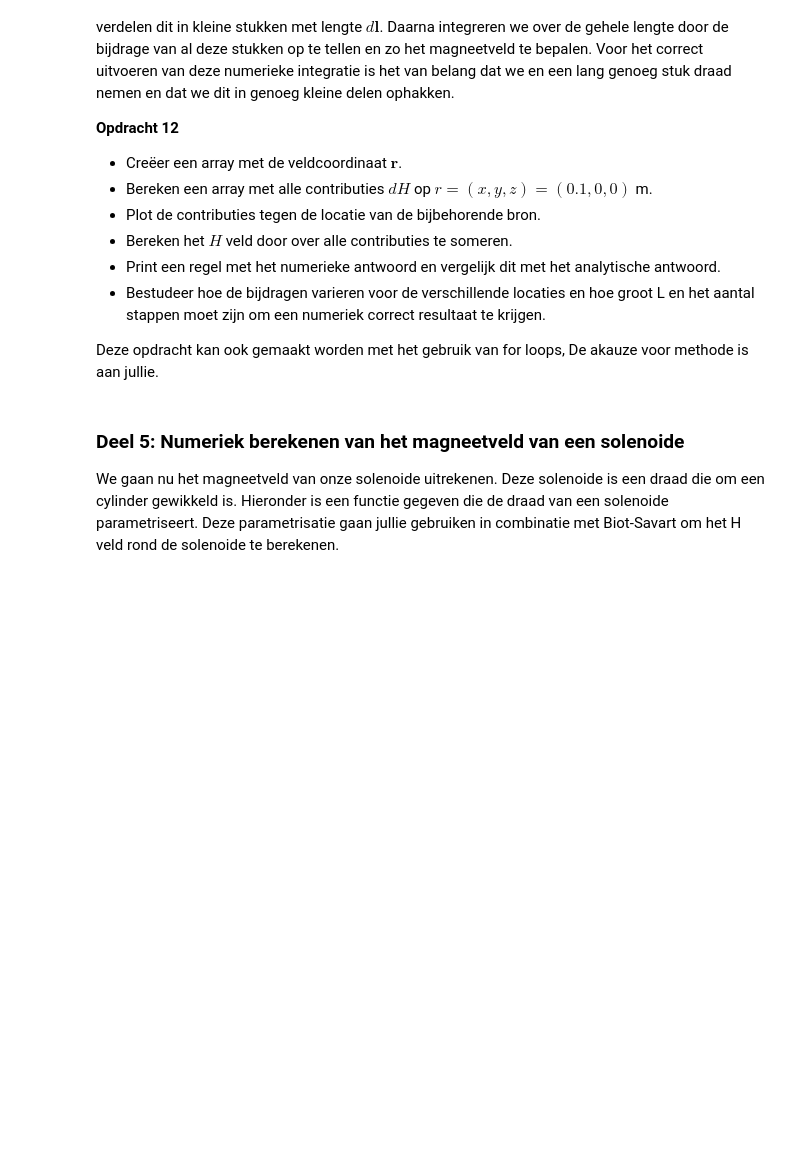
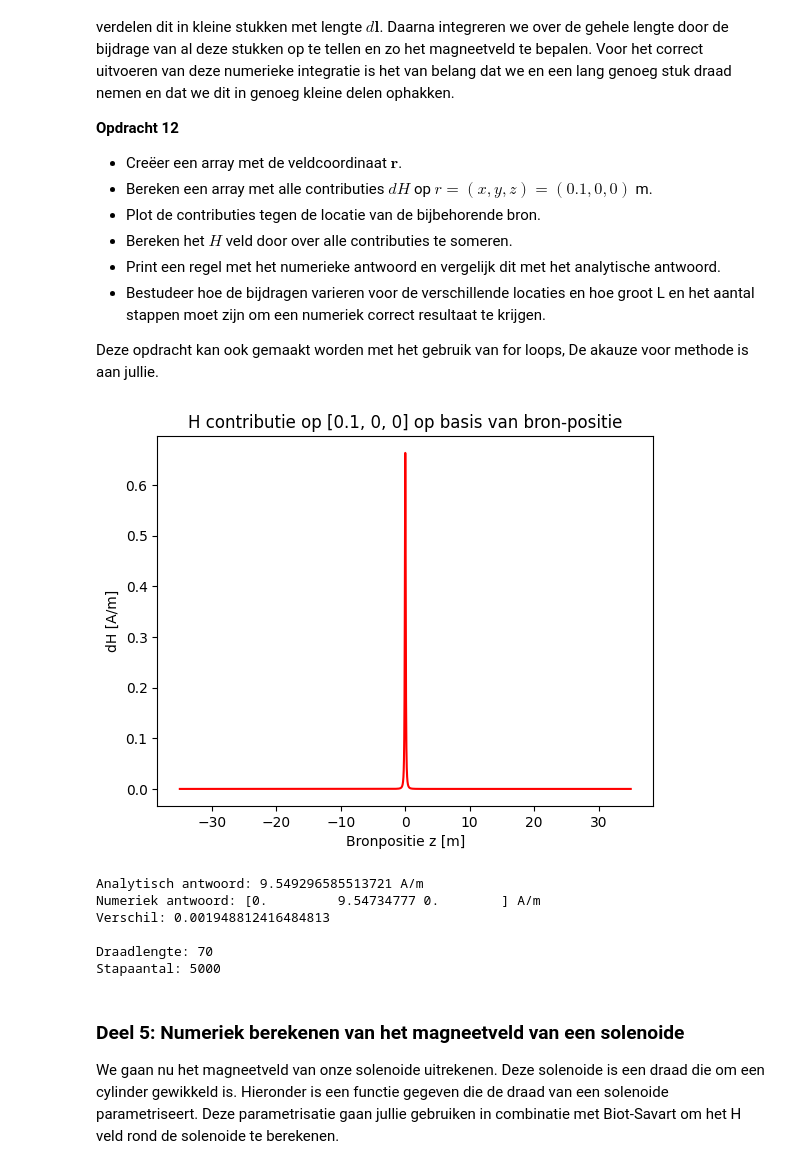
Before and after one commit to Damien025/DEF-Design-Damien, a Jupyter notebook: DigitaleOntwerpopdrachten/2KrachtactuatorOpdracht/KrachtactuatorOpdracht.ipynb, the cells around one changed output. Cells and saved outputs as stored; diff of their text form; code cells hidden in the pictures; blank space fills up the shorter version.

```diff
--- a/DigitaleOntwerpopdrachten/2KrachtactuatorOpdracht/KrachtactuatorOpdracht.ipynb
+++ b/DigitaleOntwerpopdrachten/2KrachtactuatorOpdracht/KrachtactuatorOpdracht.ipynb
@@ -346,21 +346,29 @@ De functie moet het magneetveld van een lijnelement $d\mathbf{l}$ berekenen. Geb
 
 Bereken met deze functie alle componenten van het magneetveld voor een veldpositie op $x=0.1$ m voor een stroombronelement in de oorsprong met een stroom van 6 A een lengte van $d\mathbf{l}$ gelijk aan $L/64$. Print het analytische en numerieke antwoord naar de command line en controleer dat het magneetveld gelijk is aan $\mathbf{H} =  0.00746 \hat{\mathbf{y}}$ A/m is.
 # %%
+
+L_draad = 0.1
 dl=np.array([0, 0, L_draad/64])
 r_field=np.array([0.1, 0, 0])
 r_source=np.array([0, 0, 0])
 I = 6
-L_draad = 0.1
 
 
-def field_current_element(r_field, r_source, dl):
+def field_current_element(r_field, r_source, dl, I):
     # r_field are coordinates at which we want to calculate the field
     # r_source are coordinates of the current source
     # dl is the vector of the length of the current element
     # Gebruik np.cross om het uitproduct te berekenen
+    r_delta = r_field-r_source
+    r = np.sqrt(r_delta[0]**2+r_delta[1]**2+r_delta[2]**2)
+    r_hat = r_delta/r   # Normalizeer de r
+
+    dH = (I/(4*np.pi)) * np.cross(dl,r_hat)/(r**2)
+
     return dH
+
 analytical_answer=(I/4/np.pi)*(L_draad/64)/np.sum((r_field-r_source)**2) # een veld elementje.
 print('The analytical answer is ' + str(analytical_answer) + ' A/m in the y-direction')
 
-print('The numerical answer is is ' + str(field_current_element(r_field, r_source, dl)) + ' A/m')
+print('The numerical answer is is ' + str(field_current_element(r_field, r_source, dl, I)) + ' A/m')
 # %% [output]
@@ -378,9 +387,51 @@ Nu gaan we met behulp van de numerieke implementatie van de wet van Biot-Savart
 
 Deze opdracht kan ook gemaakt worden met het gebruik van for loops, De akauze voor methode is aan jullie.
 # %%
-###
-###Jullie code hier###
-###
+#
+r_field = np.array([0.1, 0, 0])
+
+# Maken van stukjes draad +/- 0,0,0
+L_draad = 70
+N_repeats = 5000
+dl = np.array([0, 0, L_draad/N_repeats])
+Origin = np.linspace(-L_draad/2, L_draad/2, N_repeats)  # Een array met alle equivalente posities van de stukjes draad
+
+# Alright berekenen:
+dH_array = np.zeros((N_repeats, 3)) # Een N x 3 matrix
+for n in range(N_repeats):
+    r_source = np.array([0, 0, Origin[n]])  # Gebruikt het coordinaat
+    dH_array[n] = field_current_element(r_field, r_source, dl, I)
+
+plt.figure()
+plt.plot(Origin, dH_array[:,1], 'r')
+
+plt.xlabel('Bronpositie z [m]')
+plt.ylabel('dH [A/m]')
+plt.title('H contributie op [0.1, 0, 0] op basis van bron-positie')
+plt.show()
+
+# Dingentjes berekenen en uitprinten:
+H_Numerical = np.sum(dH_array,axis=0) # Totale bijdrage bij mekaar
+H_analytical = I/(np.pi*2*0.1)  # Formule
+
+print(f'Analytisch antwoord: {H_analytical} A/m')
+print(f'Numeriek antwoord: {H_Numerical} A/m')
+print(f'Verschil: {np.abs(H_Numerical[1] - H_analytical)}')
+print(f'')
+print(f'Draadlengte: {L_draad}')
+print(f'Stapaantal: {N_repeats}')
+
+# We merken twee dingen:
+# 1: Bij kleine draadlengte is het verschil groot, en kleine veranderingen op de draadlengte maken een groot verschil. Dit valt echt redelijk snel weg.
+# 2: Meer stappen = Meer accuraat, wanneer draadlengte toevoegen geen verschil meer maakt is dit de enige manier om het accurater te maken.
+# %% [output]
+[figure, added]
+Analytisch antwoord: 9.549296585513721 A/m
+Numeriek antwoord: [0.         9.54734777 0.        ] A/m
+Verschil: 0.001948812416484813
+
+Draadlengte: 70
+Stapaantal: 5000
 # %% [markdown]
 ### Deel 5: Numeriek berekenen van het magneetveld van een solenoide
 
```
Also changed, not shown: parts of 4 cells of this notebook.
